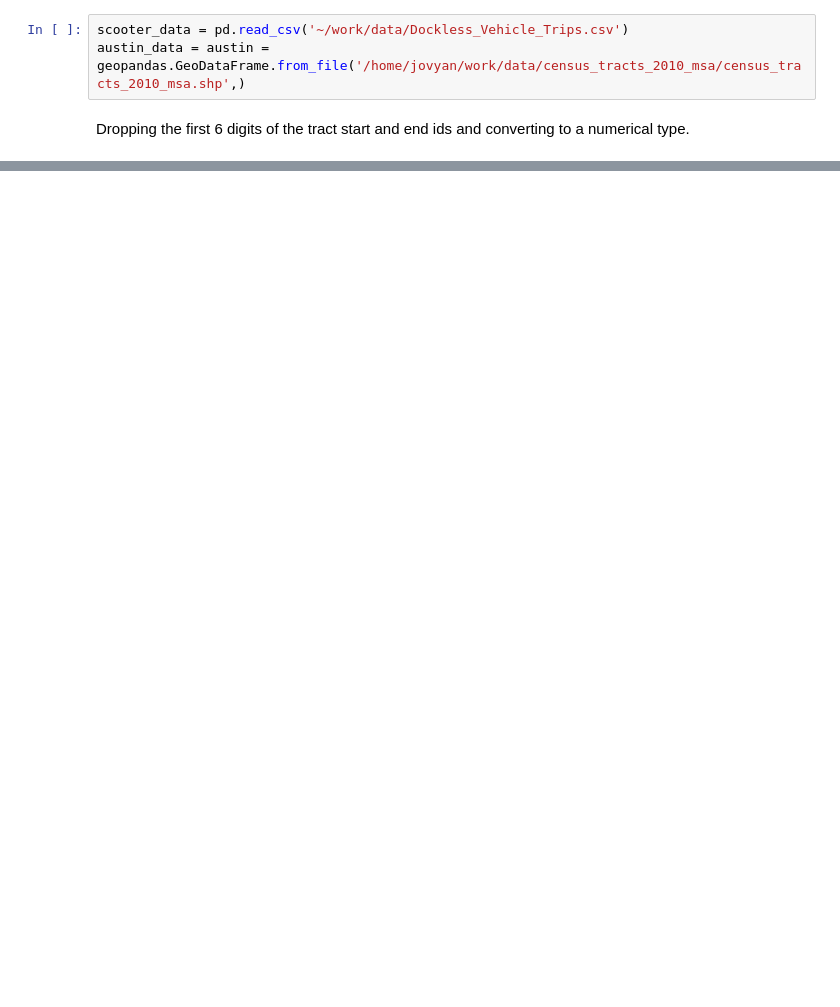
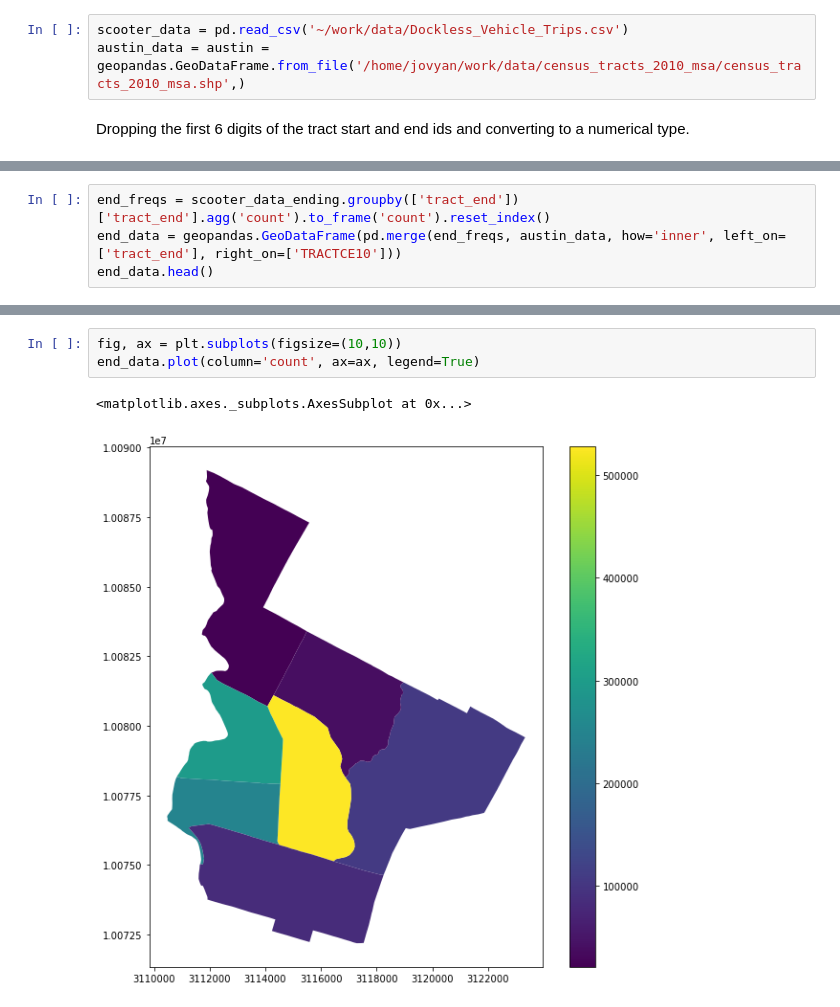
Before and after one commit to sanjayyepuri/DocklessVehicleTraffic, a Jupyter notebook: notebooks/DocklessScooterData.ipynb, the cells around one changed output, grey strips where cells are left out. Cells and saved outputs as stored; diff of their text form; blank space fills up the shorter version.

```diff
--- a/notebooks/DocklessScooterData.ipynb
+++ b/notebooks/DocklessScooterData.ipynb
@@ -31,0 +67,4 @@ NameError: name 'scooter_data' is not defined
+# %%
+end_freqs = scooter_data_ending.groupby(['tract_end'])['tract_end'].agg('count').to_frame('count').reset_index()
+end_data = geopandas.GeoDataFrame(pd.merge(end_freqs, austin_data, how='inner', left_on=['tract_end'], right_on=['TRACTCE10']))
+end_data.head()
@@ -31,0 +79,6 @@ NameError: name 'scooter_data' is not defined
+# %%
+fig, ax = plt.subplots(figsize=(10,10))
+end_data.plot(column='count', ax=ax, legend=True)
+# %% [output]
+<matplotlib.axes._subplots.AxesSubplot at 0x...>
+[figure, added]
```
Also changed, not shown: parts of 20 cells of this notebook, 2 other files.
